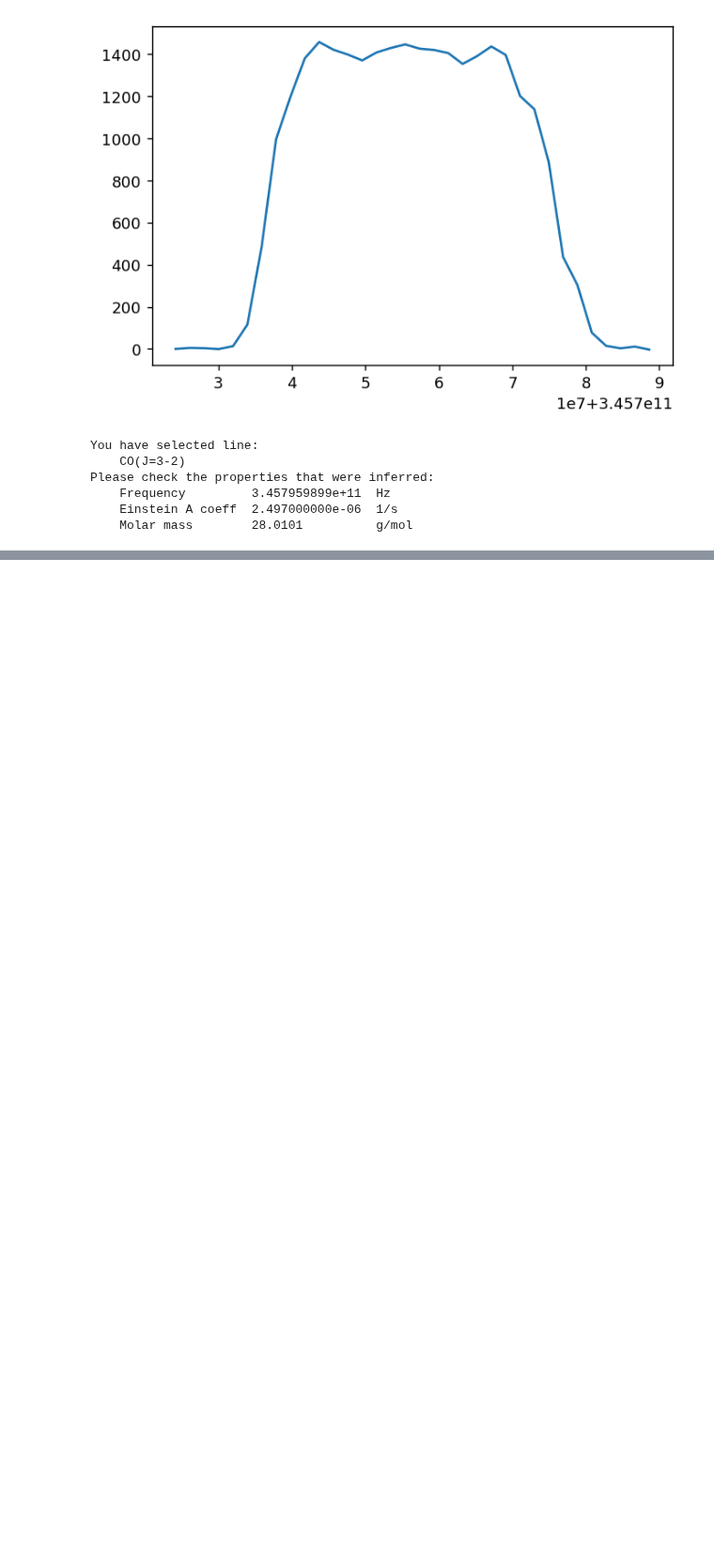
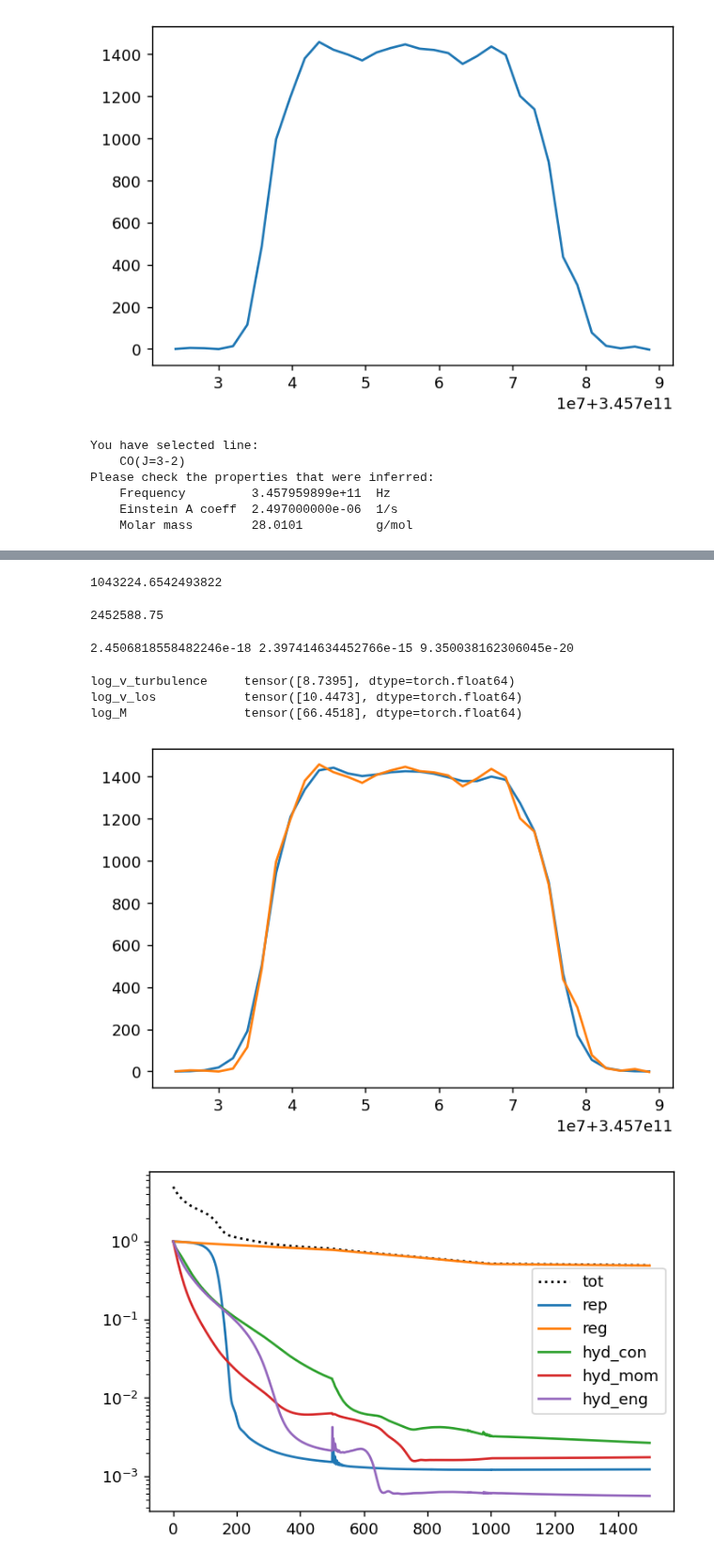
Before and after one commit to Magritte-code/pomme, a Jupyter notebook: docs/examples/spherical_symmetry.ipynb, the cells around one changed output, grey strips where cells are left out. Shown at 94% size. Cells and saved outputs as stored; diff of their text form; code cells hidden in the pictures; blank space fills up the shorter version.

```diff
--- a/docs/examples/spherical_symmetry.ipynb
+++ b/docs/examples/spherical_symmetry.ipynb
@@ -556,0 +231,66 @@ class Data(Dataset):
+# %%
+f_rep = nn.functional.mse_loss(forward(spherical), obs).item()
+f_rep
+# %% [output]
+1043224.6542493822
+# %%
+f_reg = spherical.model_1D.apply(fourier_loss_1D).item()
+f_reg
+# %% [output]
+2452588.75
+# %%
+L_con, L_mom, L_eng = steady_state_hydrodynamic_loss(spherical)
+
+f_con = L_con.mean().item()
+f_mom = L_mom.mean().item()
+f_eng = L_eng.mean().item()
+
+print(f_con, f_mom, f_eng)
+# %% [output]
+2.4506818558482246e-18 2.397414634452766e-15 9.350038162306045e-20
+# %%
+def fit(N_epochs=100, lr=1.0e-1, w_rep=1.0, w_reg=1.0, w_hyd=1.0, w_con=1.0, w_mom=1.0, w_eng=1.0):
+
+    optimizer = Adam(model_1D.free_parameters(), lr=lr)
+
+    for _ in tqdm(range(N_epochs)):
+
+        # Run forward model
+        I = forward(spherical)
+
+        # Compute the reproduction loss
+        loss['rep'] = w_rep * nn.functional.mse_loss(I, obs)
+        # Compute the regularisation loss
+        loss['reg'] = w_reg * spherical.model_1D.apply(fourier_loss_1D)
+        # Compute the steady state hydrodynamic loss
+
+        L_con, L_mom, L_eng = steady_state_hydrodynamic_loss(spherical)
+
+        loss['hyd_con'] = w_con * L_con.mean()
+        loss['hyd_mom'] = w_mom * L_mom.mean()
+        loss['hyd_eng'] = w_eng * L_eng.mean()
+
+        # Set gradients to zero
+        optimizer.zero_grad()
+        # Backpropagate gradients
+        loss.tot().backward()
+        # Update parameters
+        optimizer.step()
+
+    # Plot final model and data
+    plt.figure(dpi=130)
+    plt.plot(fqs, I.data)
+    plt.plot(fqs, obs.data)
+# %%
+fit(N_epochs=500, lr=1.0e-3, w_rep=1.0/f_rep, w_reg=1.0/f_reg, w_con=1.0/f_con, w_mom=1.0/f_mom, w_eng=1.0/f_eng)
+
+# Plot the loss evolution
+loss.plot()
+# Plot the resulting model
+spherical.plot()
+# %% [output]
+log_v_turbulence     tensor([8.7395], dtype=torch.float64)
+log_v_los            tensor([10.4473], dtype=torch.float64)
+log_M                tensor([66.4518], dtype=torch.float64)
+[figure, added]
+[figure, added]
```
Also changed, not shown: parts of 38 cells of this notebook, 26 other files.
